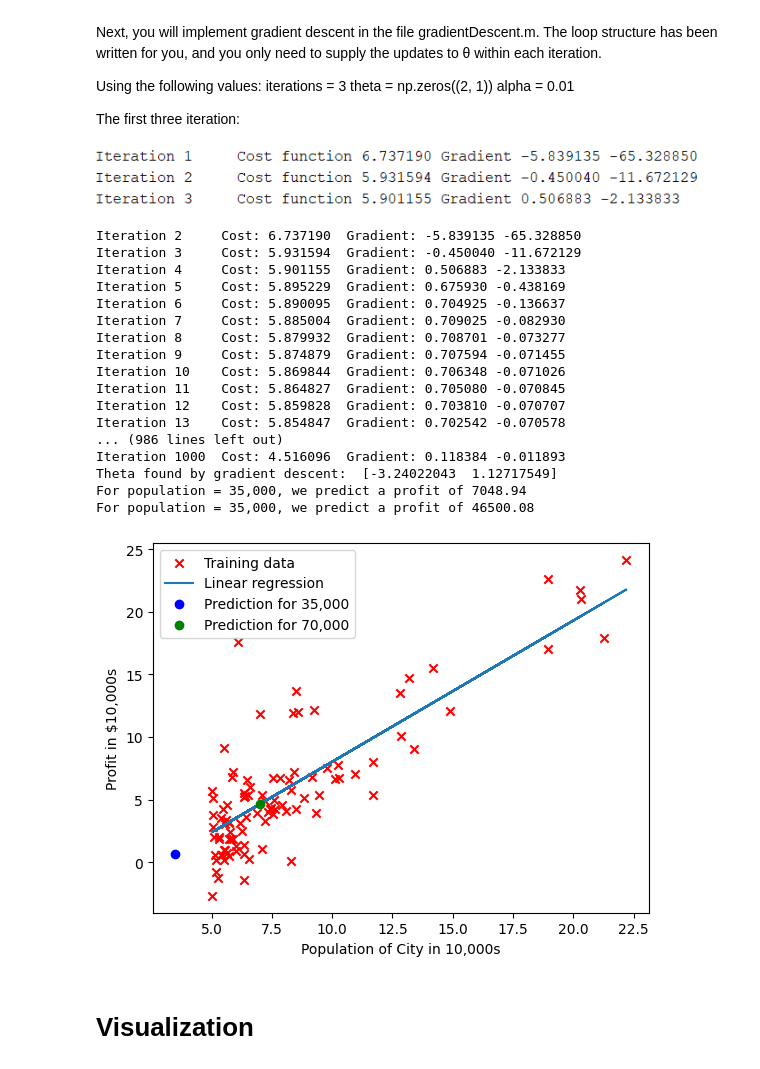
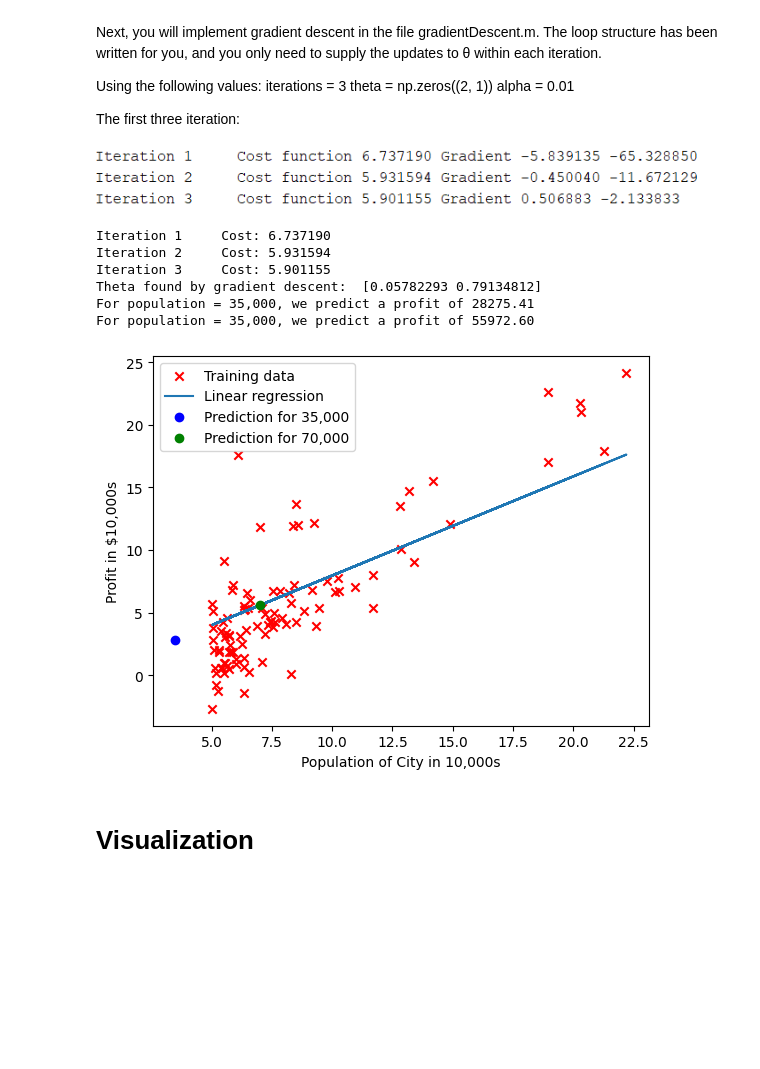
Before and after one commit to undelapaz-rnap-2025I/tarea-regresion-Pcanales2208, a Jupyter notebook: Regression_student.ipynb, the cells around one changed output. Cells and saved outputs as stored; diff of their text form; code cells hidden in the pictures; blank space fills up the shorter version.

```diff
--- a/Regression_student.ipynb
+++ b/Regression_student.ipynb
@@ -59,23 +61,3 @@ where the hypothesis h is given by
 **Create a matrix by adding a column of ones to the vecto X**
 
 You should expect to see a cost of approximately 32.07
-# %%
-# using numpy and scipy
-# Sigmoid function
-from scipy.optimize import minimize
-
-#Implement cost function
-def cost_function(theta, X, y):
-    m = len(y)
-    # Instructions: Compute the cost of a particular choice of theta
-    #               You should set J to the cost.
-    J=0
-    return J
-
-m = data.shape[0]
-y = data[:, [1]]
-X = data[:, [0]]  # Then, create a matrix by adding a column of ones to the vecto X
-
-theta = np.zeros((2, 1)) # Look that theta is a vector 2x1
-print(f"Model parameters: {theta}")
-print(f"Cost function: {cost_function(theta, X, y)}") #You should expect to see a cost of approximately 32.07
@@ -108,63 +118,59 @@ y = data[:, [1]]
 X = data[:, [0]]
 X = np.hstack([np.ones((m, 1)), X])
 theta = np.zeros((2, 1))
 alpha = 0.01
 def gradientDescent(X, y, theta, alpha, iterations):
-  m = len(y)  # number of training examples
-  J_history = np.zeros(iterations)
+    m = len(y)  # number of training examples
+    J_history = np.zeros(iterations)
 
-  for iter in range(1,iterations):
-  #Instructions: Perform a single gradient step on the parameter vector
-  #               theta.
-  #
-  # Hint: While debugging, it can be useful to print out the values
-  #       of the cost function (computeCostMulti) and gradient here.
-      # Save the cost J in every iteration
+    for iter in range(iterations):
+        # Calcular la predicción
+        predictions = X @ theta
 
+        # Calcular el error
+        errors = predictions - y
 
-      J_history[iter] = cost_function(theta,X, y)
-      print(f"Iteration {iter + 1}\tCost: {J_history[iter]:.6f}")
-  return theta
+        # Calcular el gradiente
+        gradient = (1 / m) * (X.T @ errors)
+
+        # Actualizar los parámetros
+        theta = theta - alpha * gradient
+
+        # Guardar el costo para esta iteración
+        J_history[iter] = cost_function(theta, X, y)
+        print(f"Iteration {iter + 1}\tCost: {J_history[iter]:.6f}")
+
+    return theta
+
 
 theta = gradientDescent(X, y, theta, alpha, iterations);
 print("Theta found by gradient descent: ", theta.ravel())
 
 # Predict values for population sizes of 35,000 and 70,000
 predict1 = np.array([1, 3.5]) @ theta
 print(f'For population = 35,000, we predict a profit of {(predict1 * 10000).item():.2f}')
 
 predict2 = np.array([1, 7.0]) @ theta
 print(f'For population = 35,000, we predict a profit of {(predict2 * 10000).item():.2f}')
 
 
 # Plot the linear fit
 plt.scatter(X[:, 1], y, color='red', marker='x', label='Training data')  # X[:,1] is the feature (since X[:,0] is the bias term)
 plt.plot(X[:, 1], X @ theta, label='Linear regression')  # X @ theta gives the predicted values
 plt.xlabel('Population of City in 10,000s')
 plt.ylabel('Profit in $10,000s')
 plt.plot(3.5, predict1.item(), 'ob', label='Prediction for 35,000')
 plt.plot(7.0, predict2.item(), 'og', label='Prediction for 70,000')
 plt.legend()
 plt.show()
 # %% [output]
-Iteration 2     Cost: 6.737190  Gradient: -5.839135 -65.328850
-Iteration 3     Cost: 5.931594  Gradient: -0.450040 -11.672129
-Iteration 4     Cost: 5.901155  Gradient: 0.506883 -2.133833
-Iteration 5     Cost: 5.895229  Gradient: 0.675930 -0.438169
-Iteration 6     Cost: 5.890095  Gradient: 0.704925 -0.136637
-Iteration 7     Cost: 5.885004  Gradient: 0.709025 -0.082930
-Iteration 8     Cost: 5.879932  Gradient: 0.708701 -0.073277
-Iteration 9     Cost: 5.874879  Gradient: 0.707594 -0.071455
-Iteration 10    Cost: 5.869844  Gradient: 0.706348 -0.071026
-Iteration 11    Cost: 5.864827  Gradient: 0.705080 -0.070845
-Iteration 12    Cost: 5.859828  Gradient: 0.703810 -0.070707
-Iteration 13    Cost: 5.854847  Gradient: 0.702542 -0.070578
-... (986 lines left out)
-Iteration 1000  Cost: 4.516096  Gradient: 0.118384 -0.011893
-Theta found by gradient descent:  [-3.24022043  1.12717549]
-For population = 35,000, we predict a profit of 7048.94
-For population = 35,000, we predict a profit of 46500.08
+Iteration 1     Cost: 6.737190
+Iteration 2     Cost: 5.931594
+Iteration 3     Cost: 5.901155
+Theta found by gradient descent:  [0.05782293 0.79134812]
+For population = 35,000, we predict a profit of 28275.41
+For population = 35,000, we predict a profit of 55972.60
-[figure, old version]
+[figure, new version]
 # %% [markdown]
 # Visualization
 # %%
```
Also changed, not shown: parts of 6 cells of this notebook.
